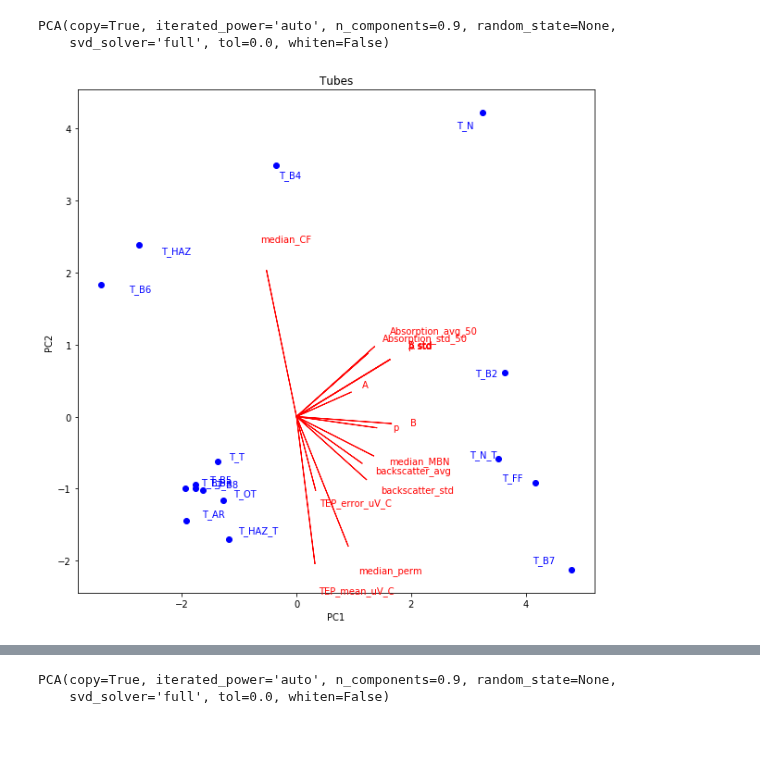
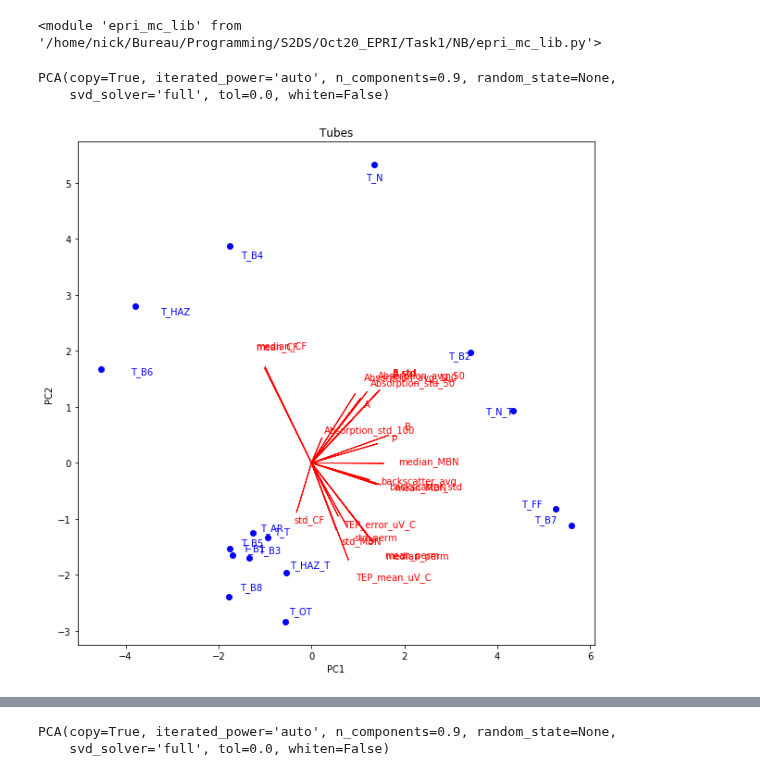
Before and after one commit to Marie-anneMawhin/Oct20_EPRI, a Jupyter notebook: Task1/NB/NB_data_exploration/Merged_data_exploration_biplots.ipynb, the cells around one changed output, grey strips where cells are left out. Cells and saved outputs as stored; diff of their text form; code cells hidden in the pictures; blank space fills up the shorter version.

```diff
--- a/Task1/NB/NB_data_exploration/Merged_data_exploration_biplots.ipynb
+++ b/Task1/NB/NB_data_exploration/Merged_data_exploration_biplots.ipynb
@@ -1,10 +1,20 @@
 # %%
 import pandas as pd
-import os
+import os, inspect, glob, sys
 import seaborn as sns
 import matplotlib.pyplot as plt
 from sklearn.decomposition import PCA
 from sklearn.preprocessing import StandardScaler
+
+currentdir = os.path.dirname(os.path.abspath(inspect.getfile(inspect.currentframe())))
+parentdir = os.path.dirname(currentdir)
+sys.path.insert(0,parentdir)
+
+import epri_mc_lib as mc
+from importlib import reload
+reload(mc)
+# %% [output]
+<module 'epri_mc_lib' from '/home/nick/Bureau/Programming/S2DS/Oct20_EPRI/Task1/NB/epri_mc_lib.py'>
 # %%
 merged_tube = pd.read_csv(os.path.join(os.path.dirname(os.getcwd()), '../Data/Merged_data/TUBE_merge_1.csv'),
                   index_col=0)
@@ -54,7 +34,7 @@ pca.fit(scaled_tube)
 PCA(copy=True, iterated_power='auto', n_components=0.9, random_state=None,
     svd_solver='full', tol=0.0, whiten=False)
 # %%
-biplot(pca, scaled_tube, 0,1, "Tubes")
+mc.biplot(pca, scaled_tube, 0,1, "Tubes")
 # %% [output]
-[figure, old version]
+[figure, new version]
 # %%
```
Also changed, not shown: parts of 6 cells of this notebook, 1 other file.
